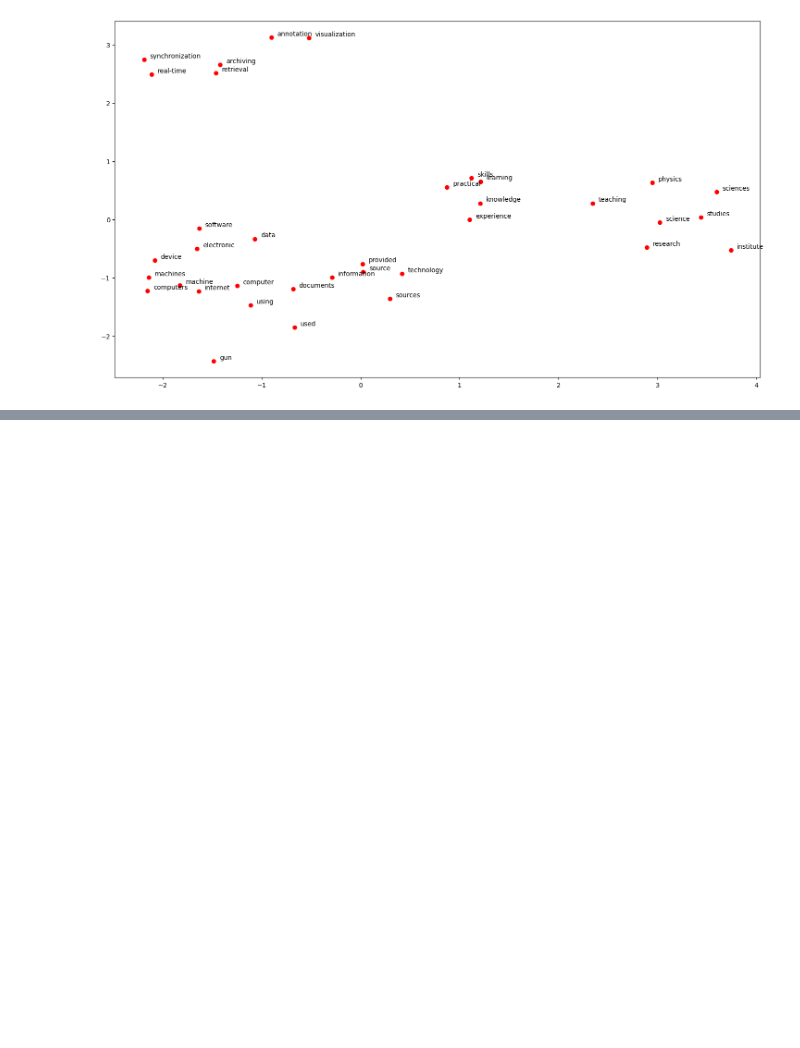
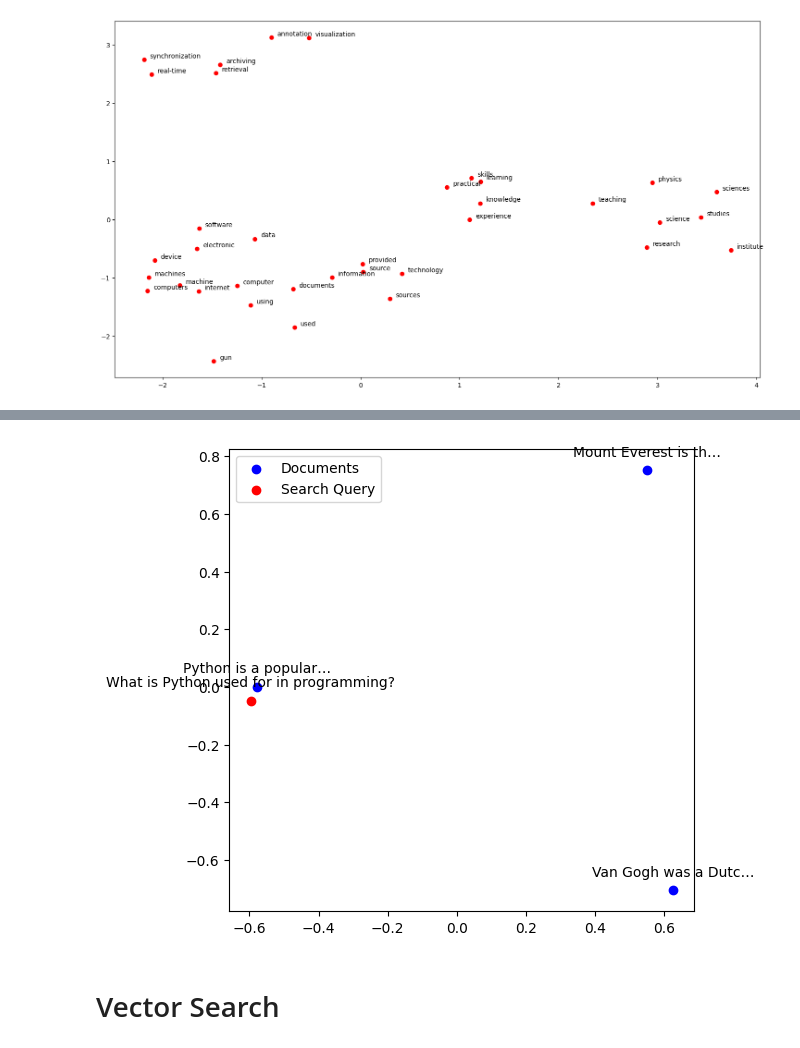
Before and after one commit to georgms/information-retrieval, a Jupyter notebook: word-embedding/Word_Embedding.ipynb, the cells around one changed output, grey strips where cells are left out. Cells and saved outputs as stored; diff of their text form; code cells hidden in the pictures; blank space fills up the shorter version.

Commit message:
Add vector sections

```diff
--- a/word-embedding/Word_Embedding.ipynb
+++ b/word-embedding/Word_Embedding.ipynb
@@ -334,0 +429,45 @@ for word, x, y in zip(word_names, p_comps[:, 0], p_comps[:, 1]):
+# %%
+from sentence_transformers import SentenceTransformer
+import matplotlib.pyplot as plt
+from sklearn.decomposition import PCA
+
+# Load a pre-trained sentence transformer model
+model_name = "all-MiniLM-L6-v2"  # A small but efficient sentence transformer
+model = SentenceTransformer(model_name)
+
+# Define three example documents and a search query
+documents = [
+    "Python is a popular programming language used for web development, data analysis, and machine learning.",
+    "Mount Everest is the highest mountain on Earth, located in the Himalayas.",
+    "Van Gogh was a Dutch painter known for his bold colors and expressive brushwork."
+]
+search_query = "What is Python used for in programming?"
+
+# Calculate embeddings for the documents and the search query
+document_embeddings = model.encode(documents)
+query_embedding = model.encode([search_query])
+
+# Combine all embeddings for visualization
+all_embeddings = document_embeddings.tolist() + query_embedding.tolist()
+
+# Use PCA to reduce dimensionality for 2D visualization
+pca = PCA(n_components=2)
+reduced_embeddings = pca.fit_transform(all_embeddings)
+
+# Create a scatter plot with document labels (first 20 characters)
+plt.figure(figsize=(6, 6))
+for idx, doc in enumerate(reduced_embeddings[:-1]):
+    plt.scatter(doc[0], doc[1], color='blue', label='Documents' if idx == 0 else "")
+    plt.annotate(documents[idx][:19] + "…", (doc[0], doc[1]), textcoords="offset points", xytext=(0, 10), ha='center')
+# Plot search query with label
+query_pos = reduced_embeddings[-1]
+plt.scatter(query_pos[0], query_pos[1], color='red', label='Search Query')
+plt.annotate(search_query, (query_pos[0], query_pos[1]), textcoords="offset points", xytext=(0, 10), ha='center')
+
+# Set plot details
+plt.legend()
+plt.show()  # Display the plot
+# %% [output]
+[figure, added]
+# %% [markdown]
+# Vector Search
```
Also changed, not shown: parts of 47 cells of this notebook, 4 other files.
